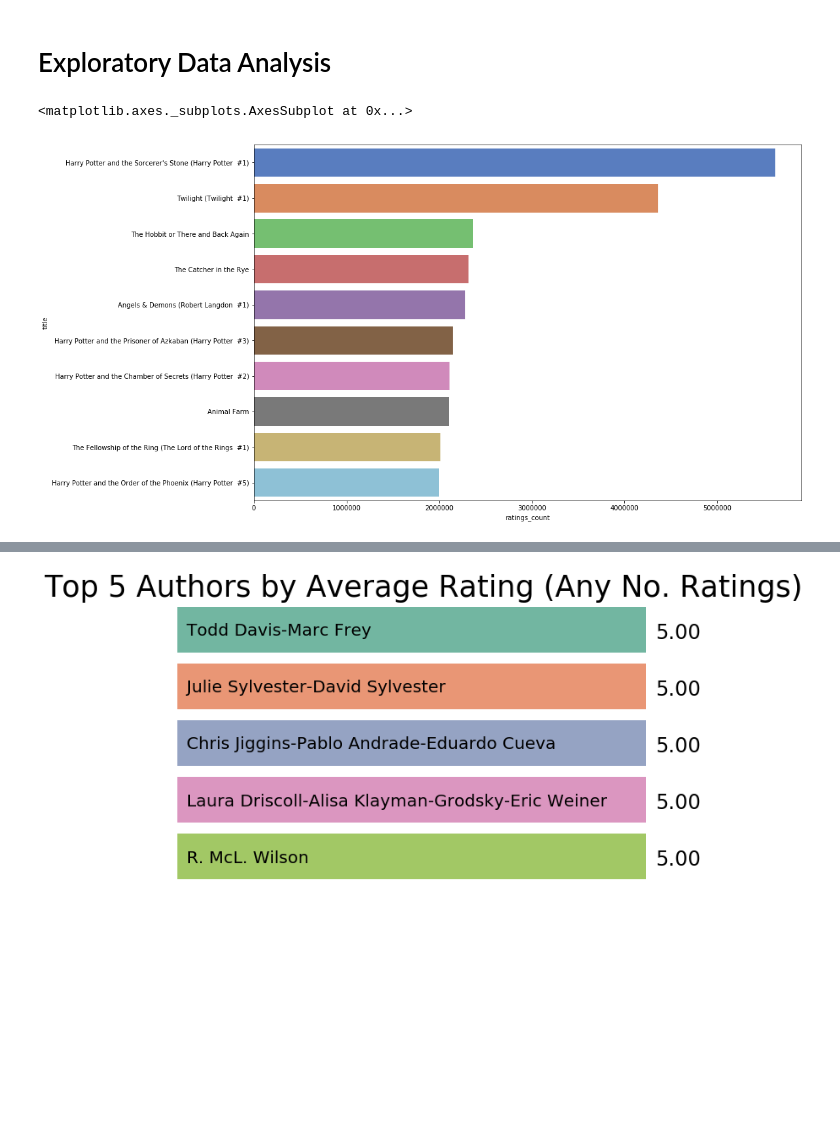
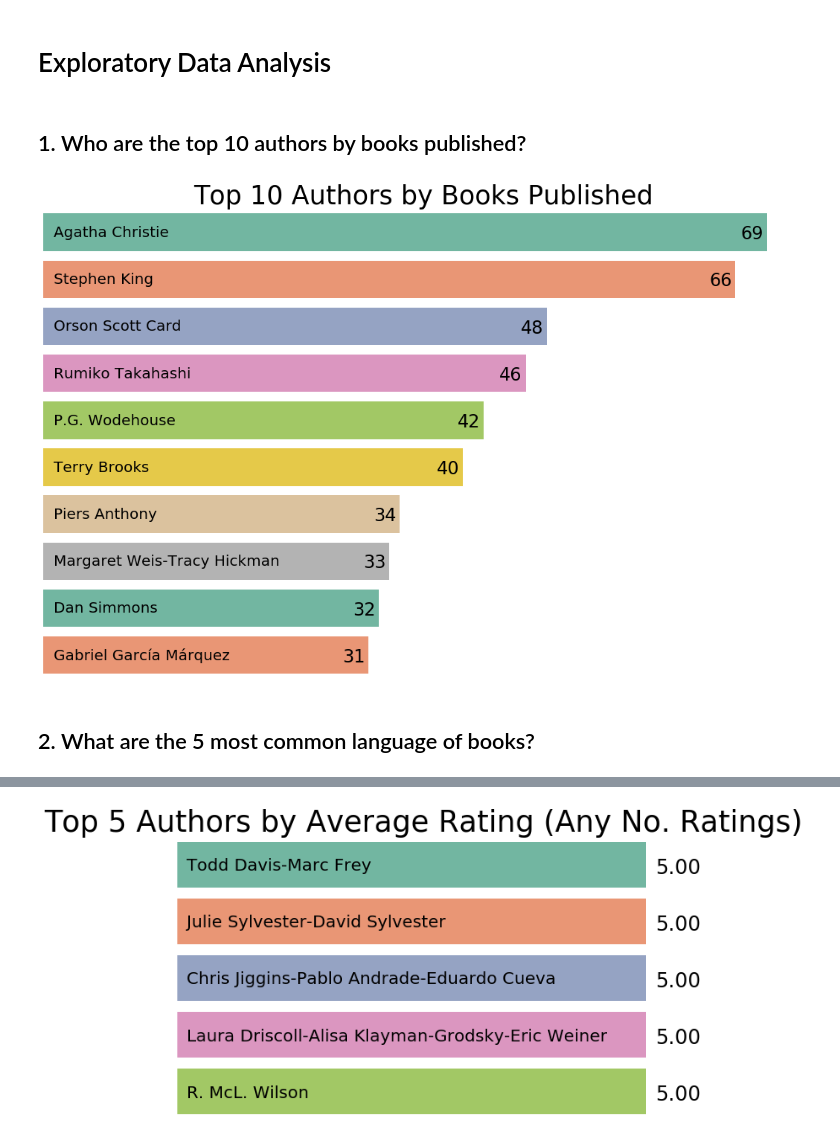
Before and after one commit to DanielPDWalker/Goodreads-Exploratory-Data-Analysis, a Jupyter notebook: Goodreadsbooks.ipynb, the cells around one changed output, grey strips where cells are left out. Drawn from its saved outputs; the diff is of its cells as text; code cells hidden in the pictures; blank space fills up the shorter version.

```diff
--- a/Goodreadsbooks.ipynb
+++ b/Goodreadsbooks.ipynb
@@ -138,13 +113,25 @@ def minimalhbargraph():
 # %% [markdown]
 <a id='#dataexplore'></a>
 # Exploratory Data Analysis
-# %%
-most_rated = df.sort_values('ratings_count', ascending=False).head(10).set_index('title')
-plt.figure(figsize=(15, 10))
-sns.barplot(most_rated['ratings_count'], most_rated.index, palette='muted')
-# %% [output]
-<matplotlib.axes._subplots.AxesSubplot at 0x...>
-[figure, removed]
+# %% [markdown]
+<a id='#1'></a>
+## 1. Who are the top 10 authors by books published?
+# %%
+most_books = df.groupby('authors')['title'].count().reset_index().sort_values('title', ascending=False).head(10).set_index('authors')
+plt.figure(figsize=(15,10))
+ax = sns.barplot(most_books['title'], most_books.index, palette='Set2')
+ax.set_title("Top 10 Authors by Books Published", fontsize=35)
+minimalhbargraph()
+num = 0
+for i in ax.patches:
+    ax.text(i.get_width()-2.5, i.get_y()+0.55, str(round(i.get_width()))[:-2], fontsize = 24, color = 'k')
+    ax.text(1 , i.get_y()+0.5, str(most_books.index[num]), fontsize = 20, color = 'k')
+    num += 1
+# %% [output]
+[figure, added]
+# %% [markdown]
+<a id='#2'></a>
+## 2. What are the 5 most common language of books?
 # %%
 sns.set_context('talk')
 plt.figure(figsize=(15,10))
```
Also changed, not shown: parts of 30 cells of this notebook.
